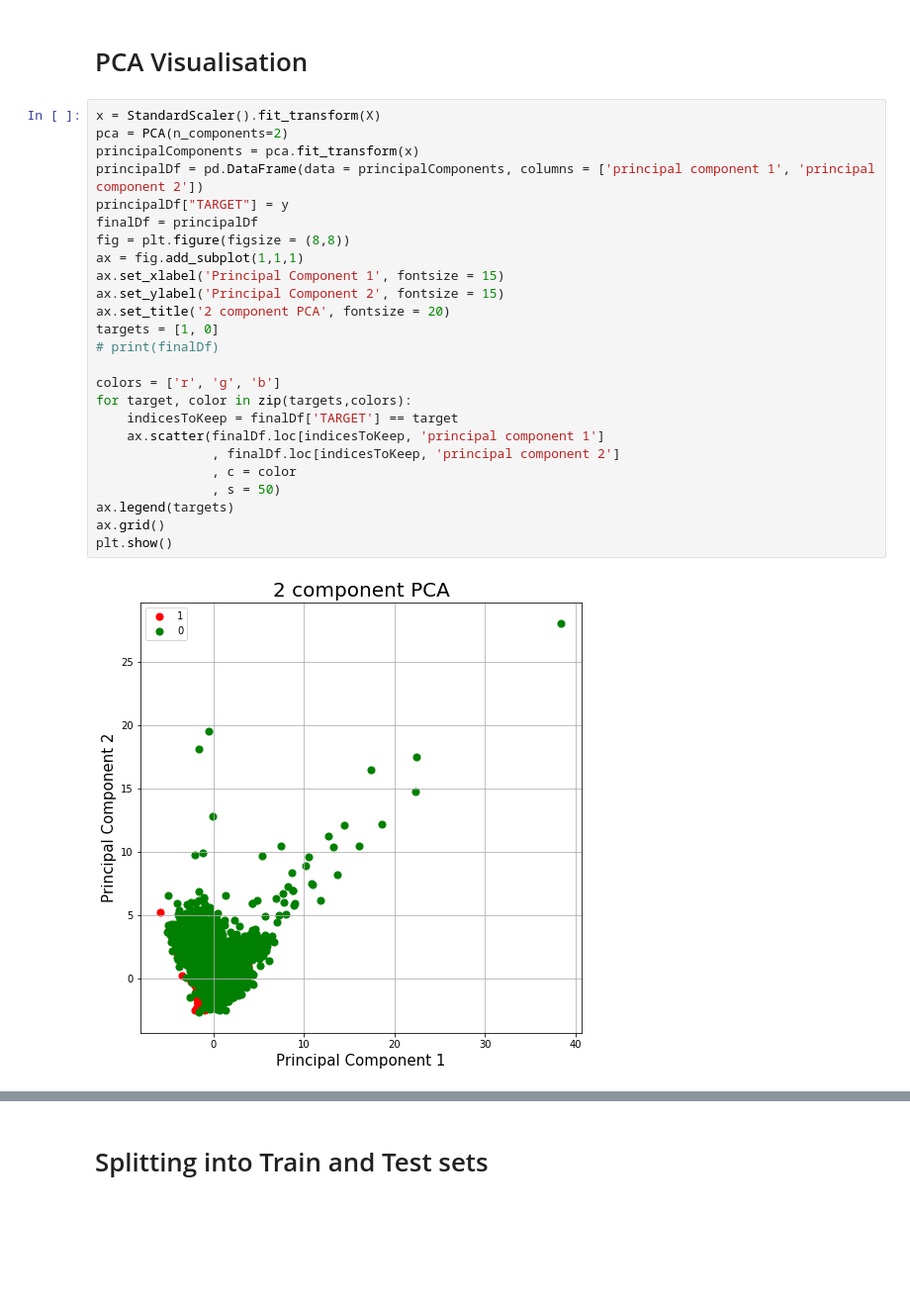
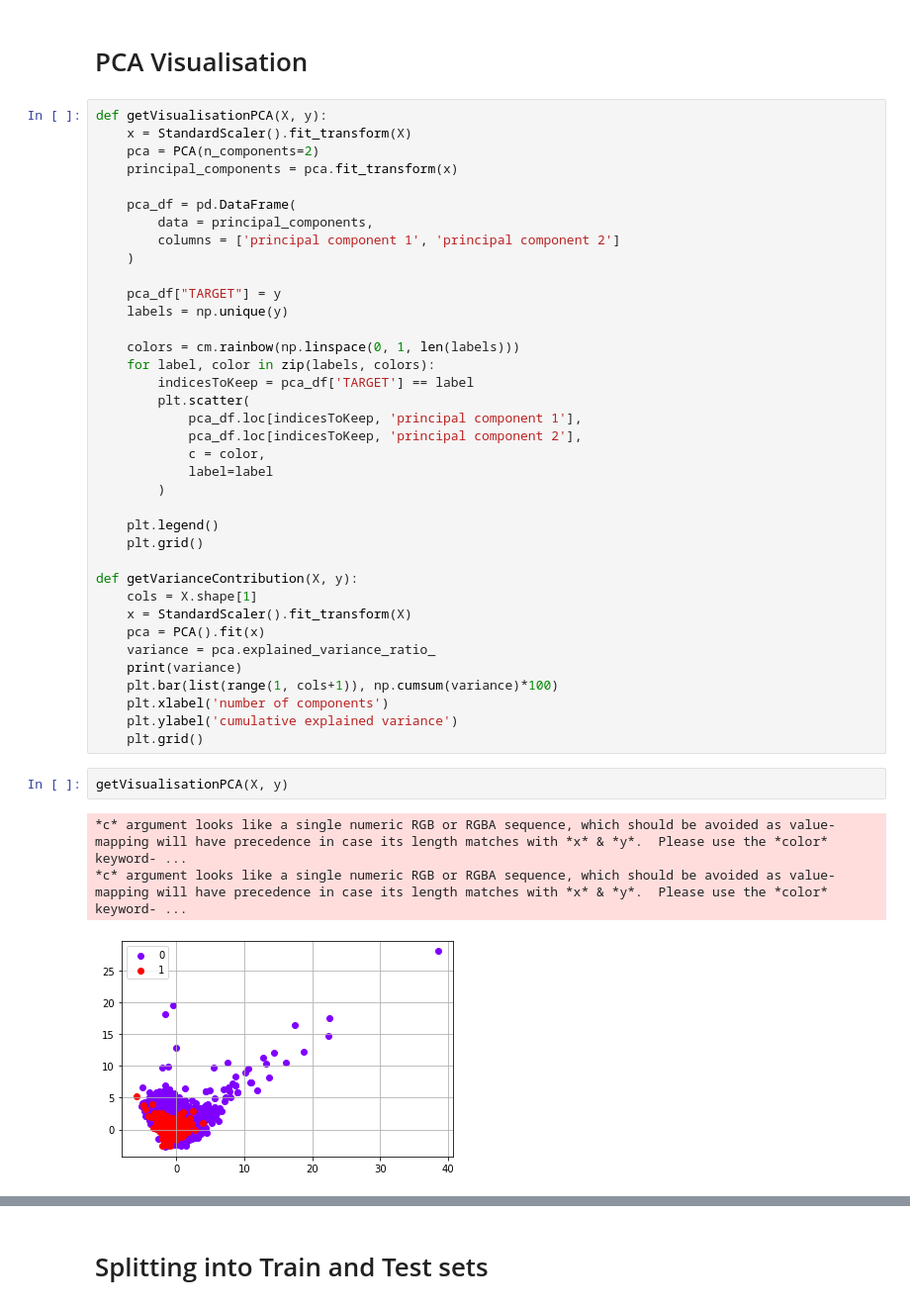
Before and after one commit to aditeyabaral/kepler-exoplanet-analysis, a Jupyter notebook: src/Prediction_ML.ipynb, the cells around one changed output, grey strips where cells are left out. Shown at 99% size. Saved outputs shown, nothing was run; the diff lists cells and outputs as text; blank space fills up the shorter version.

```diff
--- a/src/Prediction_ML.ipynb
+++ b/src/Prediction_ML.ipynb
@@ -98,30 +96,46 @@ CONFIRMED         2292
 Name: koi_disposition, dtype: int64
 # %% [markdown]
 # PCA Visualisation
-# %%
-x = StandardScaler().fit_transform(X)
-pca = PCA(n_components=2)
-principalComponents = pca.fit_transform(x)
-principalDf = pd.DataFrame(data = principalComponents, columns = ['principal component 1', 'principal component 2'])
-principalDf["TARGET"] = y
-finalDf = principalDf
-fig = plt.figure(figsize = (8,8))
-ax = fig.add_subplot(1,1,1)
-ax.set_xlabel('Principal Component 1', fontsize = 15)
-ax.set_ylabel('Principal Component 2', fontsize = 15)
-ax.set_title('2 component PCA', fontsize = 20)
-targets = [1, 0]
-# print(finalDf)
-
-colors = ['r', 'g', 'b']
-for target, color in zip(targets,colors):
-    indicesToKeep = finalDf['TARGET'] == target
-    ax.scatter(finalDf.loc[indicesToKeep, 'principal component 1']
-               , finalDf.loc[indicesToKeep, 'principal component 2']
-               , c = color
-               , s = 50)
-ax.legend(targets)
-ax.grid()
-plt.show()
-# %% [output]
-[figure, removed]
+# %%
+def getVisualisationPCA(X, y):
+    x = StandardScaler().fit_transform(X)
+    pca = PCA(n_components=2)
+    principal_components = pca.fit_transform(x)
+
+    pca_df = pd.DataFrame(
+        data = principal_components,
+        columns = ['principal component 1', 'principal component 2']
+    )
+
+    pca_df["TARGET"] = y
+    labels = np.unique(y)
+
+    colors = cm.rainbow(np.linspace(0, 1, len(labels)))
+    for label, color in zip(labels, colors):
+        indicesToKeep = pca_df['TARGET'] == label
+        plt.scatter(
+            pca_df.loc[indicesToKeep, 'principal component 1'],
+            pca_df.loc[indicesToKeep, 'principal component 2'],
+            c = color,
+            label=label
+        )
+
+    plt.legend()
+    plt.grid()
+
+def getVarianceContribution(X, y):
+    cols = X.shape[1]
+    x = StandardScaler().fit_transform(X)
+    pca = PCA().fit(x)
+    variance = pca.explained_variance_ratio_
+    print(variance)
+    plt.bar(list(range(1, cols+1)), np.cumsum(variance)*100)
+    plt.xlabel('number of components')
+    plt.ylabel('cumulative explained variance')
+    plt.grid()
+# %%
+getVisualisationPCA(X, y)
+# %% [output]
+*c* argument looks like a single numeric RGB or RGBA sequence, which should be avoided as value-mapping will have precedence in case its length matches with *x* & *y*.  Please use the *color* keyword- ...
+*c* argument looks like a single numeric RGB or RGBA sequence, which should be avoided as value-mapping will have precedence in case its length matches with *x* & *y*.  Please use the *color* keyword- ...
+[figure, added]
```
Also changed, not shown: parts of 61 cells of this notebook, 2 other files.
